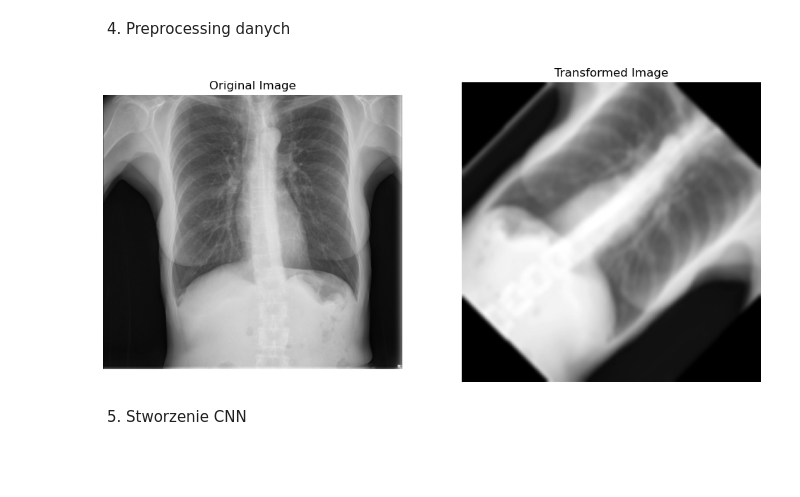
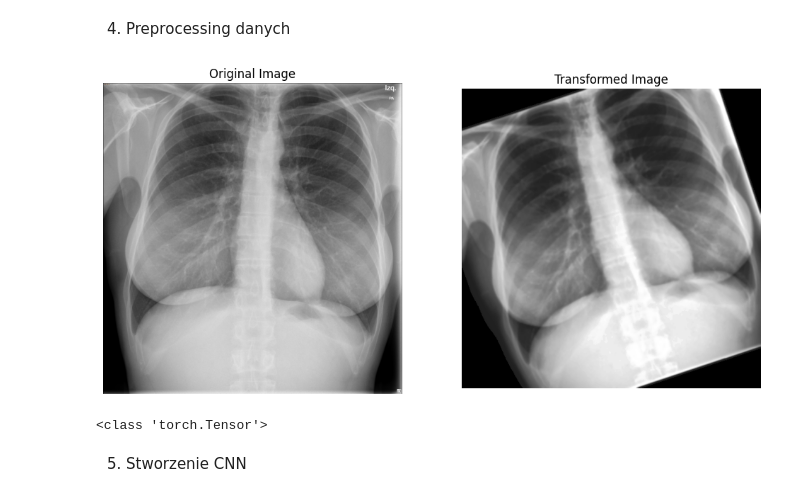
Before and after one commit to Mokinz/thesis_new, a Jupyter notebook: algorithm.ipynb, the cells around one changed output. Saved outputs shown, nothing was run; the diff lists cells and outputs as text; code cells hidden in the pictures; blank space fills up the shorter version.

```diff
--- a/algorithm.ipynb
+++ b/algorithm.ipynb
@@ -58,15 +58,16 @@ datasets = {
 # custom: covidgr + 426 pneumonia z mendeley
 
 run = False
-path = 'custom'
+path = 'covidgr'
 
+# make it a function
 if run:
     if path == 'covidgr':
         dataset_n, save_path_n, dataset_p, save_path_p, dataset = datasets['covidgr'].values()
     if path == 'mendeley':
         dataset_n, save_path_n, dataset_p, save_path_p, dataset = datasets['mendeley'].values()
-    segment_lungs(dataset_n, save_path_n, run)
-    segment_lungs(dataset_p, save_path_p, run)
+#    segment_lungs(dataset_n, save_path_n, run)
+#    segment_lungs(dataset_p, save_path_p, run)
 else:
     if path == 'covidgr':
         dataset = '.\\datasets\\covidgr'
@@ -74,8 +75,6 @@ else:
         dataset = '.\\datasets\\mendeley'
     if path == 'custom':
         dataset = '.\\datasets\\custom'
-
-dataset = ImageFolder(dataset)
 # %% [markdown]
 3. Wyznaczenie hiperparametrów
 # %%
@@ -114,7 +116,7 @@ class SmoothImage(transforms.RandomApply):
         super().__init__([transforms.GaussianBlur(kernel_size=(5, 9), sigma=(0.1, sigma))])
 # %%
 def show_transformed_image(train_subset, index, transform):
-    original_image, _ = train_subset.dataset[train_subset.indices[index]]
+    original_image, _ = train_subset[index]
 
     transformed_image = transform(original_image)
 
@@ -131,51 +133,40 @@ def show_transformed_image(train_subset, index, transform):
 
     plt.show()
 # %%
-# Etykiety dla każdej próbki
-labels = [sample[1] for sample in dataset.samples]
-
-# Dzielenie indeksów na treningowe i testowe
-train_idx, test_idx, _, _ = train_test_split(
-    np.arange(len(labels)),
-    labels,
-    test_size=0.2,
-    random_state=42,
-    stratify=labels
-)
-
 train_transform = transforms.Compose([
     transforms.Grayscale(1),
-    transforms.Resize((256, 256)),
+    transforms.Resize((512, 512)),
     transforms.RandomRotation(degrees=(-10, 45)),
     transforms.RandomHorizontalFlip(),
     SmoothImage(sigma=2),
     ContrastBrightness(brightness_factor=0.2),
     HistEqualization(),
-    transforms.ToTensor()
+    transforms.ToTensor(),
+    #transforms.Normalize(mean=[0.485], std=[0.229])
 ])
 
 # Transformacje dla zbioru testowego (bez augmentacji)
 test_transform = transforms.Compose([
     transforms.Grayscale(1),
-    transforms.Resize((256, 256)),
+    transforms.Resize((512, 512)),
     transforms.ToTensor(),
     transforms.Normalize(mean=[0.485], std=[0.229])
 ])
 
-# Tworzenie podzbiorów dla danych treningowych i testowych
-train_subset = Subset(dataset, train_idx)
-train_labels = [labels[i] for i in train_idx]
 
-test_subset = TransformSubset(dataset, test_idx, transform=test_transform)
-test_labels = [labels[i] for i in test_idx]
-test_loader = DataLoader(test_subset, batch_size=hparam["batch_size"], shuffle=True)
+dataset = ImageFolder(dataset)
+labels = [sample[1] for sample in dataset.samples]
 
 # Kryterium strat
 criterion = nn.BCEWithLogitsLoss()
 
-show_transformed_image(train_subset, 0, train_transform)
+show_transformed_image(dataset, 0, train_transform)
+
+transformed_image_tensor = train_transform(dataset[0][0])
+print(type(transformed_image_tensor))
 # %% [output]
-[figure, old version]
+[figure, new version]
+<class 'torch.Tensor'>
 # %% [markdown]
 5. Stworzenie CNN
 # %%
```
Also changed, not shown: parts of 6 cells of this notebook, 1 other file.
